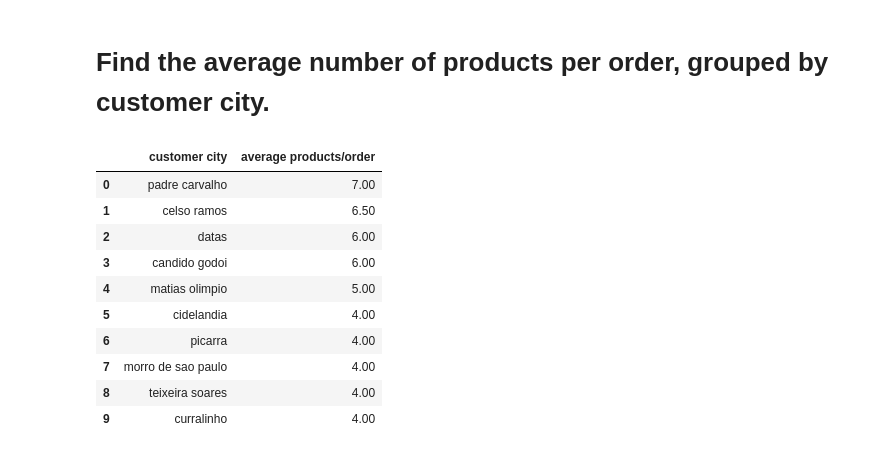
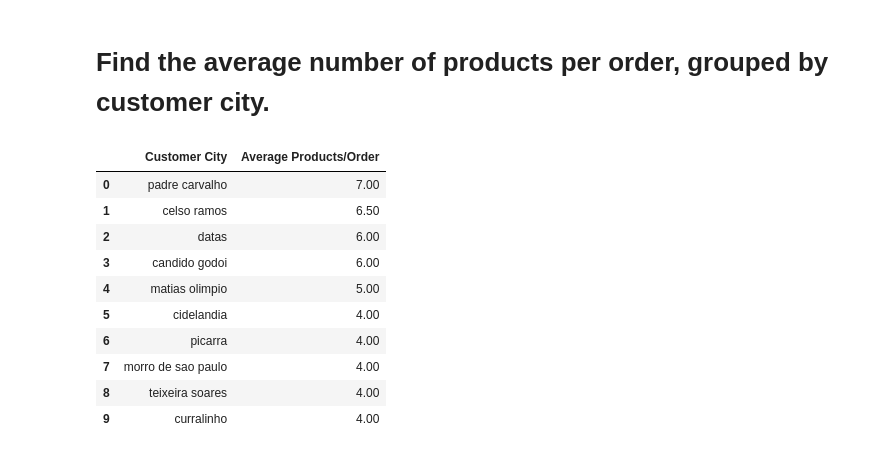
Before and after one commit to mahabubalam-gbs/SQL-Python-Ecommerce-Project, a Jupyter notebook: Ecommerce_Project.ipynb, the cells around one changed output. Cells and saved outputs as stored; diff of their text form; code cells hidden in the pictures.

```diff
--- a/Ecommerce_Project.ipynb
+++ b/Ecommerce_Project.ipynb
@@ -234,24 +234,24 @@ plt.show()
 # %%
 query = """ WITH count_per_order AS (
 SELECT orders.order_id, orders.customer_id, COUNT(order_items.order_id) AS order_count
 FROM orders JOIN order_items
 ON orders.order_id = order_items.order_id
 GROUP BY orders.order_id, orders.customer_id)
 
 SELECT customers.customer_city, ROUND(AVG(count_per_order.order_count),2) AS average_orders
 FROM customers JOIN count_per_order
 ON customers.customer_id = count_per_order.customer_id
 GROUP BY customers.customer_city ORDER BY average_orders DESC;
 """
 
 cur.execute(query)
 
 data = cur.fetchall()
 
-df = pd.DataFrame(data, columns = ["customer city", "average products/order"])
+df = pd.DataFrame(data, columns = ["Customer City", "Average Products/Order"])
 df.head(10)
 # %% [output]
-|  | customer city | average products/order |
+|  | Customer City | Average Products/Order |
 | 0 | padre carvalho | 7.00 |
 | 1 | celso ramos | 6.50 |
 | 2 | datas | 6.00 |
```
Also changed, not shown: parts of 2 cells of this notebook.
